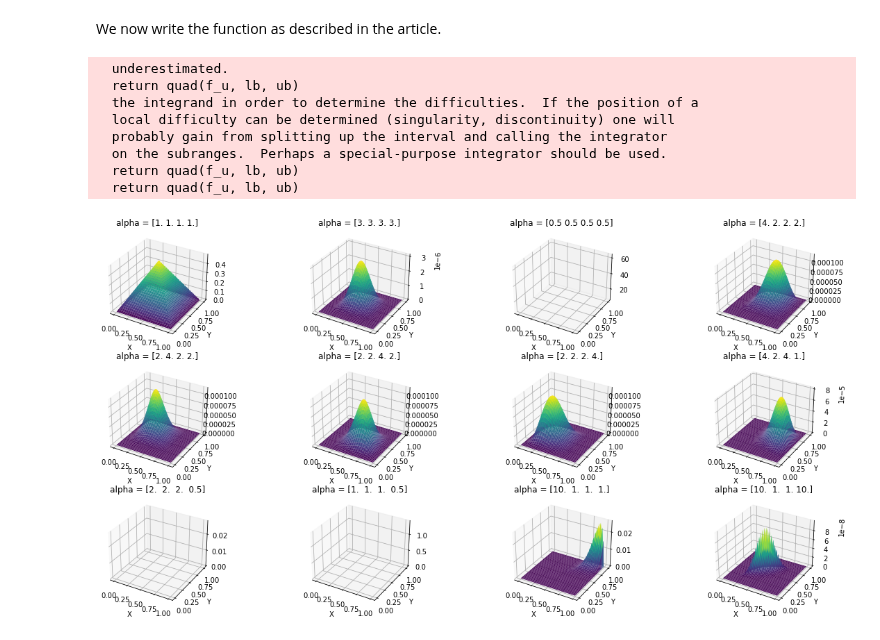
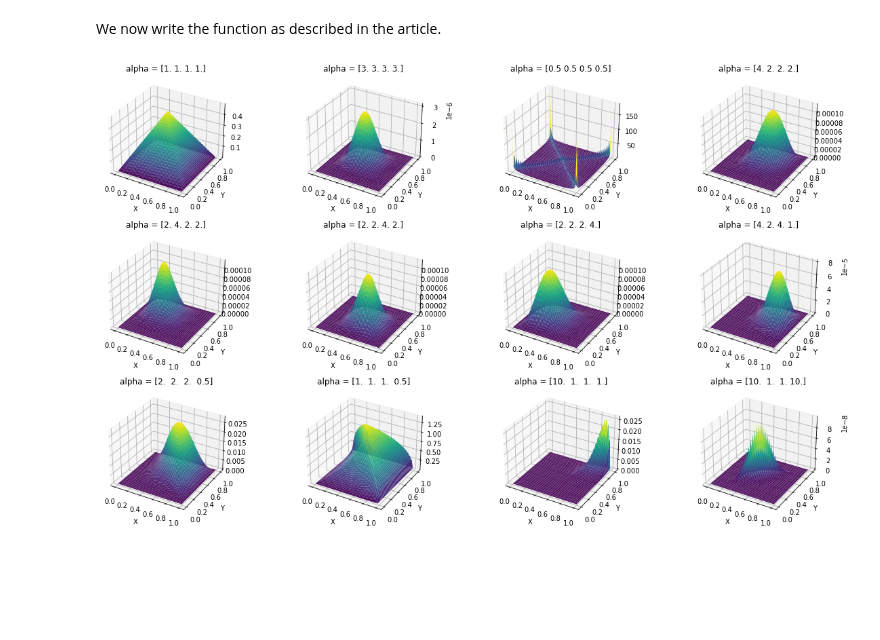
Before and after one commit to lucasmoschen/rds-bayesian-analysis-tcc, a Jupyter notebook: exercises/regression/bivariate_beta.ipynb, the cells around one changed output. Cells and saved outputs as stored; diff of their text form; code cells hidden in the pictures; blank space fills up the shorter version.

```diff
--- a/exercises/regression/bivariate_beta.ipynb
+++ b/exercises/regression/bivariate_beta.ipynb
@@ -51,15 +51,30 @@ array([[1.        , 0.15778975],
 We now write the function as described in the article.
 # %%
 gen_beta = lambda alpha: gamma(alpha).prod()/gamma(alpha.sum())
+
+#def bivariate_beta_pdf(x,y,alpha):
+
+#    c = gen_beta(alpha)
+
+#    lb = max(0,x+y-1)+0.00001
+#    ub = min(x,y)-0.00001
+
+#    f_u = lambda u: (u**(alpha[0]-1))*((x-u)**(alpha[1]-1))*((y-u)**(alpha[2]-1))*((1-x-y+u)**(alpha[3]-1))
+
+#    return quad(f_u, lb, ub)
 
 def bivariate_beta_pdf(x,y,alpha):
 
     c = gen_beta(alpha)
 
-    lb = max(0,x+y-1)+0.00001
-    ub = min(x,y)-0.00001
+    lb = max(0,x+y-1)
+    ub = min(x,y)
 
-    f_u = lambda u: (u**(alpha[0]-1))*((x-u)**(alpha[1]-1))*((y-u)**(alpha[2]-1))*((1-x-y+u)**(alpha[3]-1))
+    def f_u(u):
+        if x == 0 or y == 0: return 0
+        return np.exp((alpha[0]-1)*np.log(u) + (alpha[1]-1)*np.log(x-u) + (alpha[2]-1)*np.log(y-u) + (alpha[3]-1)*np.log1p(-x-y+u))
+
+    f_u = lambda u:
 
     return quad(f_u, lb, ub)
 # %%
@@ -77,34 +92,26 @@ alphas = np.array([[1,1,1,1],
                    [10,1,1,10]
                  ])
 # %%
-x_values = y_values = np.linspace(0, 1, 50)
+x_values = y_values = np.linspace(0.001, 0.999, 50)
 X, Y = np.meshgrid(x_values,y_values)
 
 fig = plt.figure(figsize = (20, 12))
 
 Z = np.zeros_like(X)
 
 for k, alpha in enumerate(alphas):
 
     for i,x in enumerate(x_values):
         for j,y in enumerate(y_values):
             Z[i,j] = bivariate_beta_pdf(x, y, alpha)[0]
 
     ax = fig.add_subplot(3, 4, k+1, projection='3d')
 
     ax.plot_surface(X, Y, Z, rstride=1, cstride=1,
                     cmap='viridis', edgecolor='none')
 
     ax.set_xlabel('X')
     ax.set_ylabel('Y');
     ax.set_title("alpha = {}".format(alpha));
 # %% [output]
-  underestimated.
-  return quad(f_u, lb, ub)
-  the integrand in order to determine the difficulties.  If the position of a
-  local difficulty can be determined (singularity, discontinuity) one will
-  probably gain from splitting up the interval and calling the integrator
-  on the subranges.  Perhaps a special-purpose integrator should be used.
-  return quad(f_u, lb, ub)
-  return quad(f_u, lb, ub)
-[figure, old version]
+[figure, new version]
```
Also changed, not shown: parts of 2 cells of this notebook, 15 other files.
